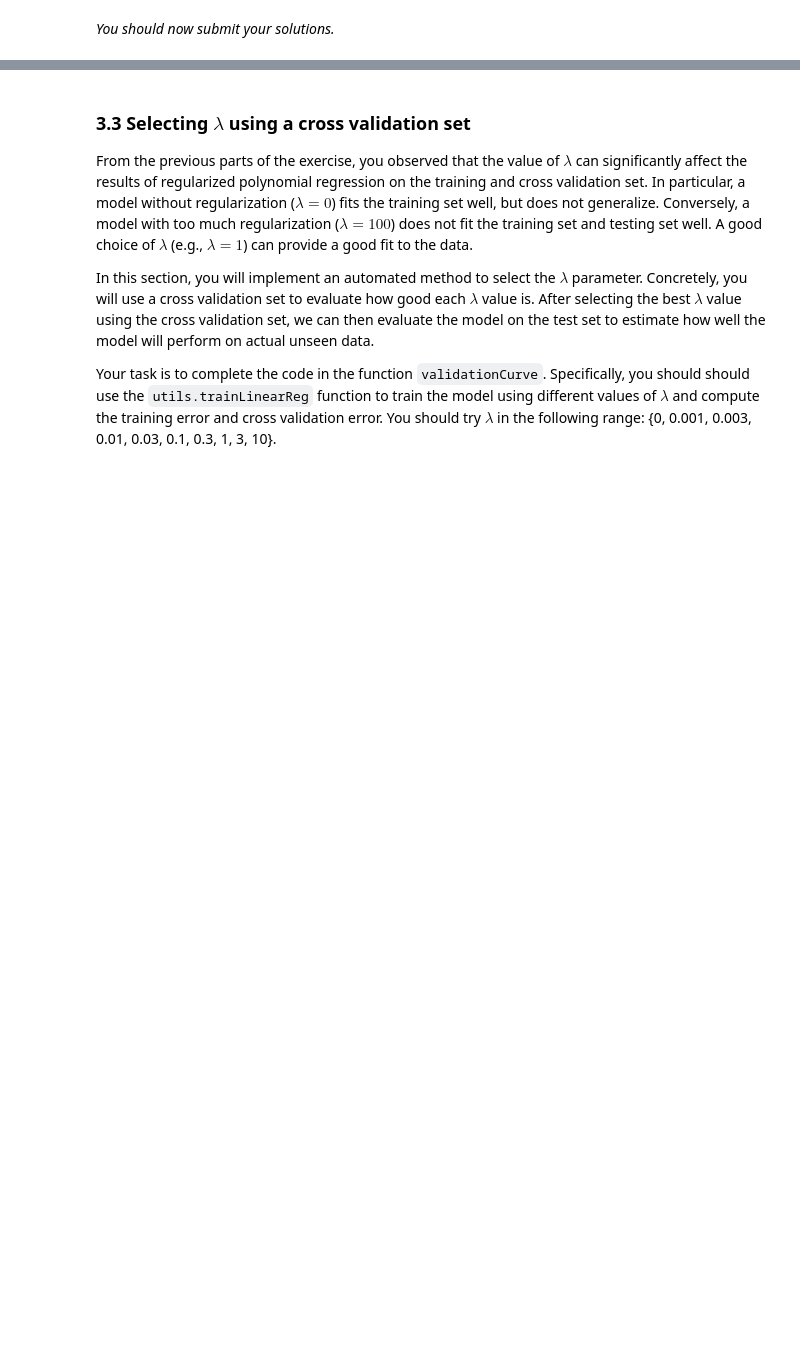
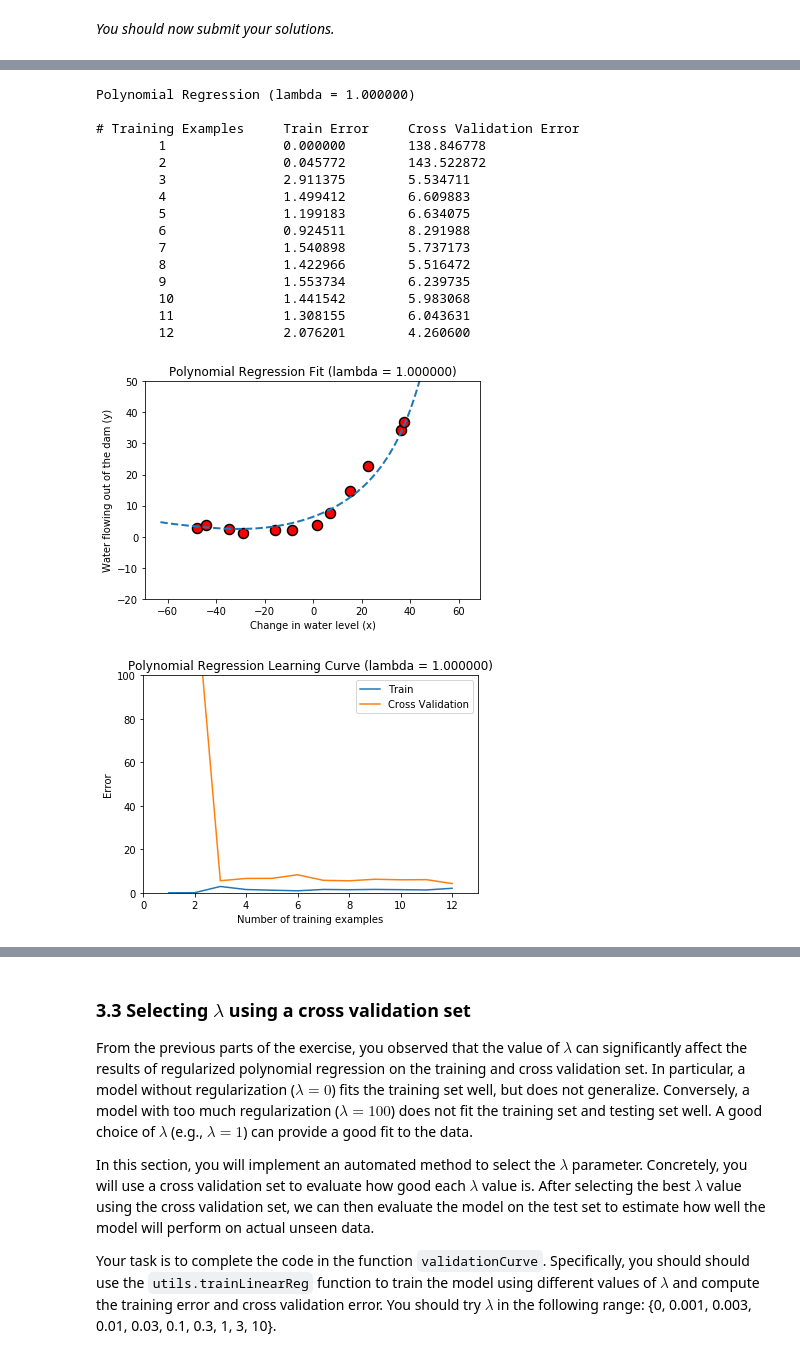
Before and after one commit to kimbochen/ml_course, a Jupyter notebook: stanford/Exercise5/exercise5.ipynb, the cells around one changed output, grey strips where cells are left out. Drawn from its saved outputs; the diff is of its cells as text; code cells hidden in the pictures; blank space fills up the shorter version.

```diff
--- a/stanford/Exercise5/exercise5.ipynb
+++ b/stanford/Exercise5/exercise5.ipynb
@@ -364,7 +376,13 @@ def learningCurve(X, y, Xval, yval, lambda_=0):
 
     # ====================== YOUR CODE HERE ======================
 
+    for i in range(m):
+        X_t = X[:i+1, :]
+        y_t = y[:i+1]
+        theta_t = utils.trainLinearReg(linearRegCostFunction, X_t,y_t, lambda_)
 
+        error_train[i], _ = linearRegCostFunction(X_t, y_t, theta_t, lambda_=0)
+        error_val[i], _ = linearRegCostFunction(Xval, yval, theta_t, lambda_=0)
 
     # =============================================================
     return error_train, error_val
@@ -446,7 +492,8 @@ def polyFeatures(X, p):
 
     # ====================== YOUR CODE HERE ======================
 
-
+    for i in range(p):
+        X_poly[:, i] = X[:, 0] ** (i + 1)
 
     # ============================================================
     return X_poly
@@ -504,34 +568,52 @@ You should see that the polynomial fit is able to follow the datapoints very wel
 
 To better understand the problems with the unregularized ($\lambda = 0$) model, you can see that the learning curve  shows the same effect where the training error is low, but the cross validation error is high. There is a gap between the training and cross validation errors, indicating a high variance problem.
 # %%
-lambda_ = 0
+lambda_ = 1
 theta = utils.trainLinearReg(linearRegCostFunction, X_poly, y,
                              lambda_=lambda_, maxiter=55)
 
 # Plot training data and fit
 pyplot.plot(X, y, 'ro', ms=10, mew=1.5, mec='k')
 
 utils.plotFit(polyFeatures, np.min(X), np.max(X), mu, sigma, theta, p)
 
 pyplot.xlabel('Change in water level (x)')
 pyplot.ylabel('Water flowing out of the dam (y)')
 pyplot.title('Polynomial Regression Fit (lambda = %f)' % lambda_)
 pyplot.ylim([-20, 50])
 
 pyplot.figure()
 error_train, error_val = learningCurve(X_poly, y, X_poly_val, yval, lambda_)
 pyplot.plot(np.arange(1, 1+m), error_train, np.arange(1, 1+m), error_val)
 
 pyplot.title('Polynomial Regression Learning Curve (lambda = %f)' % lambda_)
 pyplot.xlabel('Number of training examples')
 pyplot.ylabel('Error')
 pyplot.axis([0, 13, 0, 100])
 pyplot.legend(['Train', 'Cross Validation'])
 
 print('Polynomial Regression (lambda = %f)\n' % lambda_)
 print('# Training Examples\tTrain Error\tCross Validation Error')
 for i in range(m):
     print('  \t%d\t\t%f\t%f' % (i+1, error_train[i], error_val[i]))
+# %% [output]
+Polynomial Regression (lambda = 1.000000)
+
+# Training Examples     Train Error     Cross Validation Error
+        1               0.000000        138.846778
+        2               0.045772        143.522872
+        3               2.911375        5.534711
+        4               1.499412        6.609883
+        5               1.199183        6.634075
+        6               0.924511        8.291988
+        7               1.540898        5.737173
+        8               1.422966        5.516472
+        9               1.553734        6.239735
+        10              1.441542        5.983068
+        11              1.308155        6.043631
+        12              2.076201        4.260600
+[figure, added]
+[figure, added]
 # %% [markdown]
 One way to combat the overfitting (high-variance) problem is to add regularization to the model. In the next section, you will get to  try different $\lambda$ parameters to see how regularization can lead to a better model.
 
```
Also changed, not shown: parts of 14 cells of this notebook.
